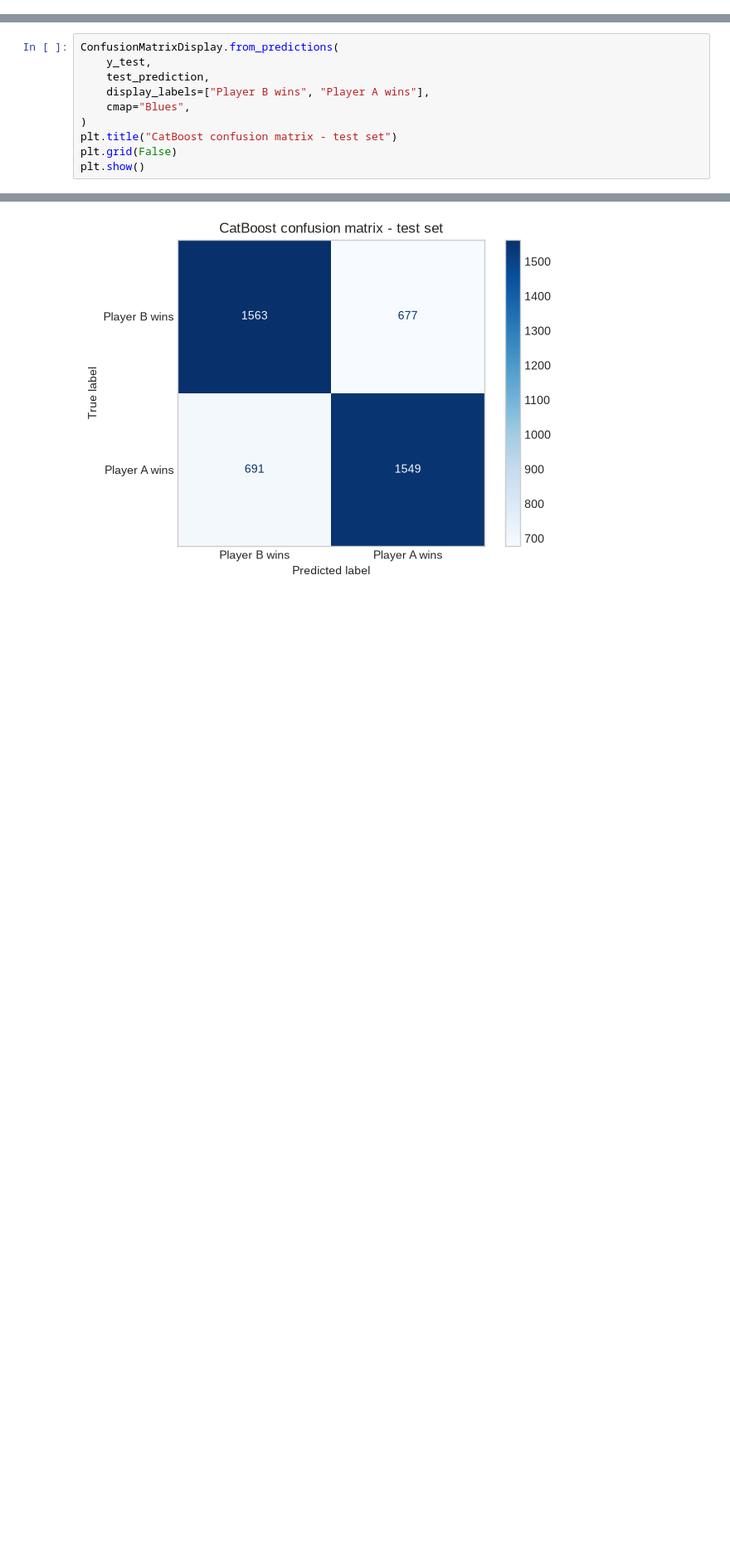
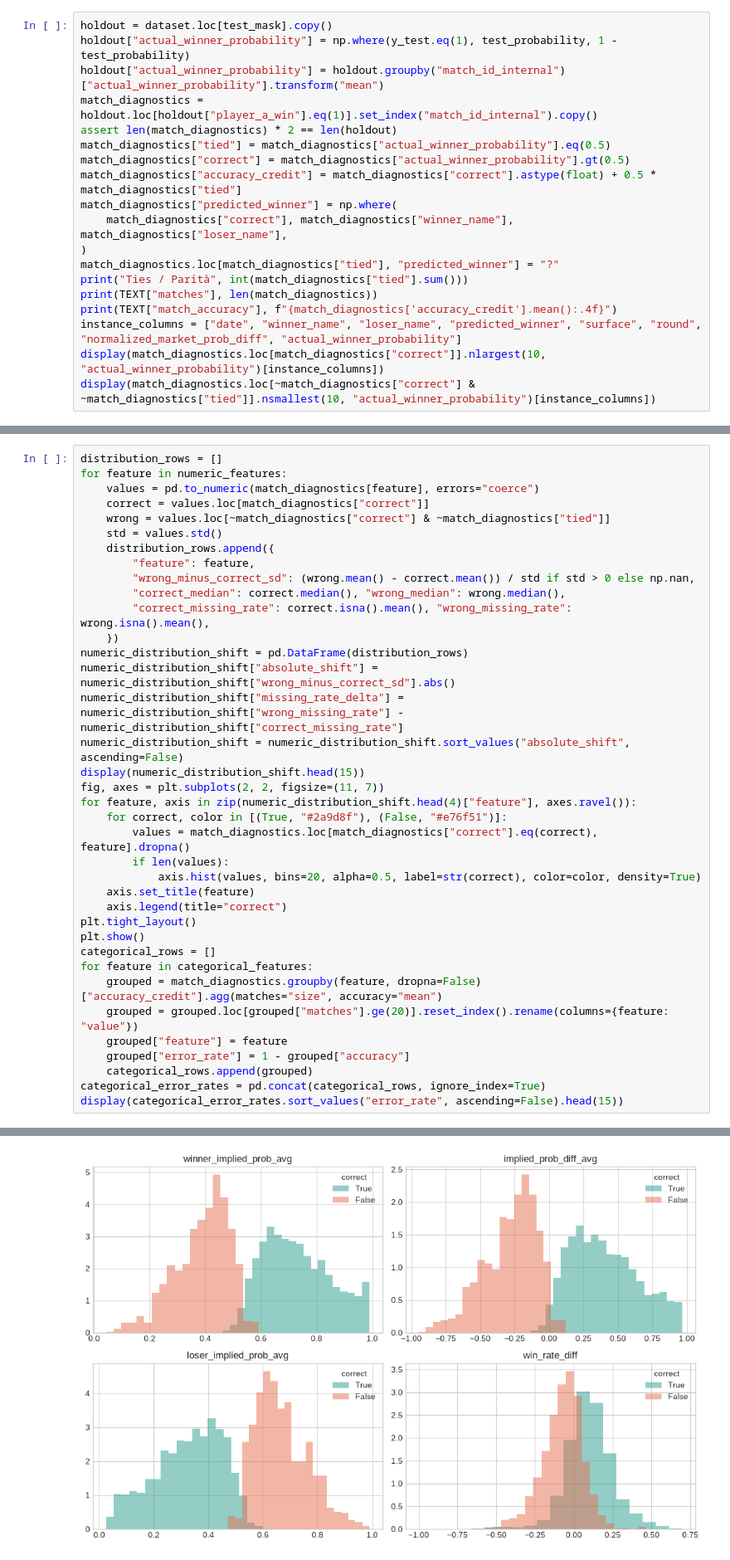
Before and after one commit to K4mp47/tennis_prediction, a Jupyter notebook: docs/catboost_training_analysis.ipynb, the cells around one changed output, grey strips where cells are left out. Shown at 83% size. Cells and saved outputs as stored; diff of their text form; blank space fills up the shorter version.

```diff
--- a/docs/catboost_training_analysis.ipynb
+++ b/docs/catboost_training_analysis.ipynb
@@ -256,0 +228,19 @@ future generalization.
+# %%
+holdout = dataset.loc[test_mask].copy()
+holdout["actual_winner_probability"] = np.where(y_test.eq(1), test_probability, 1 - test_probability)
+holdout["actual_winner_probability"] = holdout.groupby("match_id_internal")["actual_winner_probability"].transform("mean")
+match_diagnostics = holdout.loc[holdout["player_a_win"].eq(1)].set_index("match_id_internal").copy()
+assert len(match_diagnostics) * 2 == len(holdout)
+match_diagnostics["tied"] = match_diagnostics["actual_winner_probability"].eq(0.5)
+match_diagnostics["correct"] = match_diagnostics["actual_winner_probability"].gt(0.5)
+match_diagnostics["accuracy_credit"] = match_diagnostics["correct"].astype(float) + 0.5 * match_diagnostics["tied"]
+match_diagnostics["predicted_winner"] = np.where(
+    match_diagnostics["correct"], match_diagnostics["winner_name"], match_diagnostics["loser_name"],
+)
+match_diagnostics.loc[match_diagnostics["tied"], "predicted_winner"] = "?"
+print("Ties / Parità", int(match_diagnostics["tied"].sum()))
+print(TEXT["matches"], len(match_diagnostics))
+print(TEXT["match_accuracy"], f"{match_diagnostics['accuracy_credit'].mean():.4f}")
+instance_columns = ["date", "winner_name", "loser_name", "predicted_winner", "surface", "round", "normalized_market_prob_diff", "actual_winner_probability"]
+display(match_diagnostics.loc[match_diagnostics["correct"]].nlargest(10, "actual_winner_probability")[instance_columns])
+display(match_diagnostics.loc[~match_diagnostics["correct"] & ~match_diagnostics["tied"]].nsmallest(10, "actual_winner_probability")[instance_columns])
@@ -259,11 +279,38 @@ future generalization.
 # %%
-ConfusionMatrixDisplay.from_predictions(
-    y_test,
-    test_prediction,
-    display_labels=["Player B wins", "Player A wins"],
-    cmap="Blues",
-)
-plt.title("CatBoost confusion matrix - test set")
-plt.grid(False)
+distribution_rows = []
+for feature in numeric_features:
+    values = pd.to_numeric(match_diagnostics[feature], errors="coerce")
+    correct = values.loc[match_diagnostics["correct"]]
+    wrong = values.loc[~match_diagnostics["correct"] & ~match_diagnostics["tied"]]
+    std = values.std()
+    distribution_rows.append({
+        "feature": feature,
+        "wrong_minus_correct_sd": (wrong.mean() - correct.mean()) / std if std > 0 else np.nan,
+        "correct_median": correct.median(), "wrong_median": wrong.median(),
+        "correct_missing_rate": correct.isna().mean(), "wrong_missing_rate": wrong.isna().mean(),
+    })
+numeric_distribution_shift = pd.DataFrame(distribution_rows)
+numeric_distribution_shift["absolute_shift"] = numeric_distribution_shift["wrong_minus_correct_sd"].abs()
+numeric_distribution_shift["missing_rate_delta"] = numeric_distribution_shift["wrong_missing_rate"] - numeric_distribution_shift["correct_missing_rate"]
+numeric_distribution_shift = numeric_distribution_shift.sort_values("absolute_shift", ascending=False)
+display(numeric_distribution_shift.head(15))
+fig, axes = plt.subplots(2, 2, figsize=(11, 7))
+for feature, axis in zip(numeric_distribution_shift.head(4)["feature"], axes.ravel()):
+    for correct, color in [(True, "#2a9d8f"), (False, "#e76f51")]:
+        values = match_diagnostics.loc[match_diagnostics["correct"].eq(correct), feature].dropna()
+        if len(values):
+            axis.hist(values, bins=20, alpha=0.5, label=str(correct), color=color, density=True)
+    axis.set_title(feature)
+    axis.legend(title="correct")
+plt.tight_layout()
 plt.show()
+categorical_rows = []
+for feature in categorical_features:
+    grouped = match_diagnostics.groupby(feature, dropna=False)["accuracy_credit"].agg(matches="size", accuracy="mean")
+    grouped = grouped.loc[grouped["matches"].ge(20)].reset_index().rename(columns={feature: "value"})
+    grouped["feature"] = feature
+    grouped["error_rate"] = 1 - grouped["accuracy"]
+    categorical_rows.append(grouped)
+categorical_error_rates = pd.concat(categorical_rows, ignore_index=True)
+display(categorical_error_rates.sort_values("error_rate", ascending=False).head(15))
 # %% [output]
@@ -270 +333 @@ plt.show()
-[figure, old version]
+[figure, new version]
```
Also changed, not shown: parts of 50 cells of this notebook, 11 other files.
